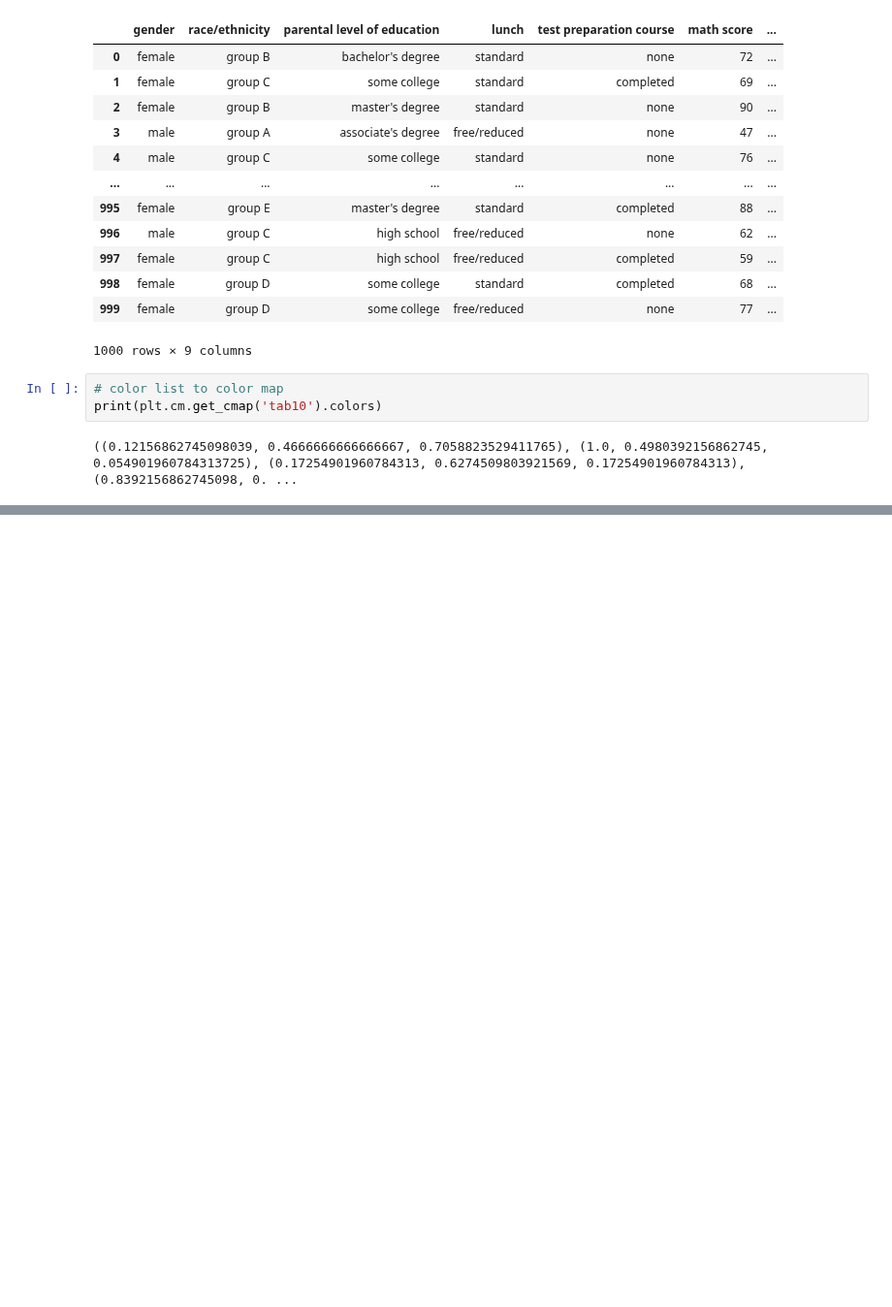
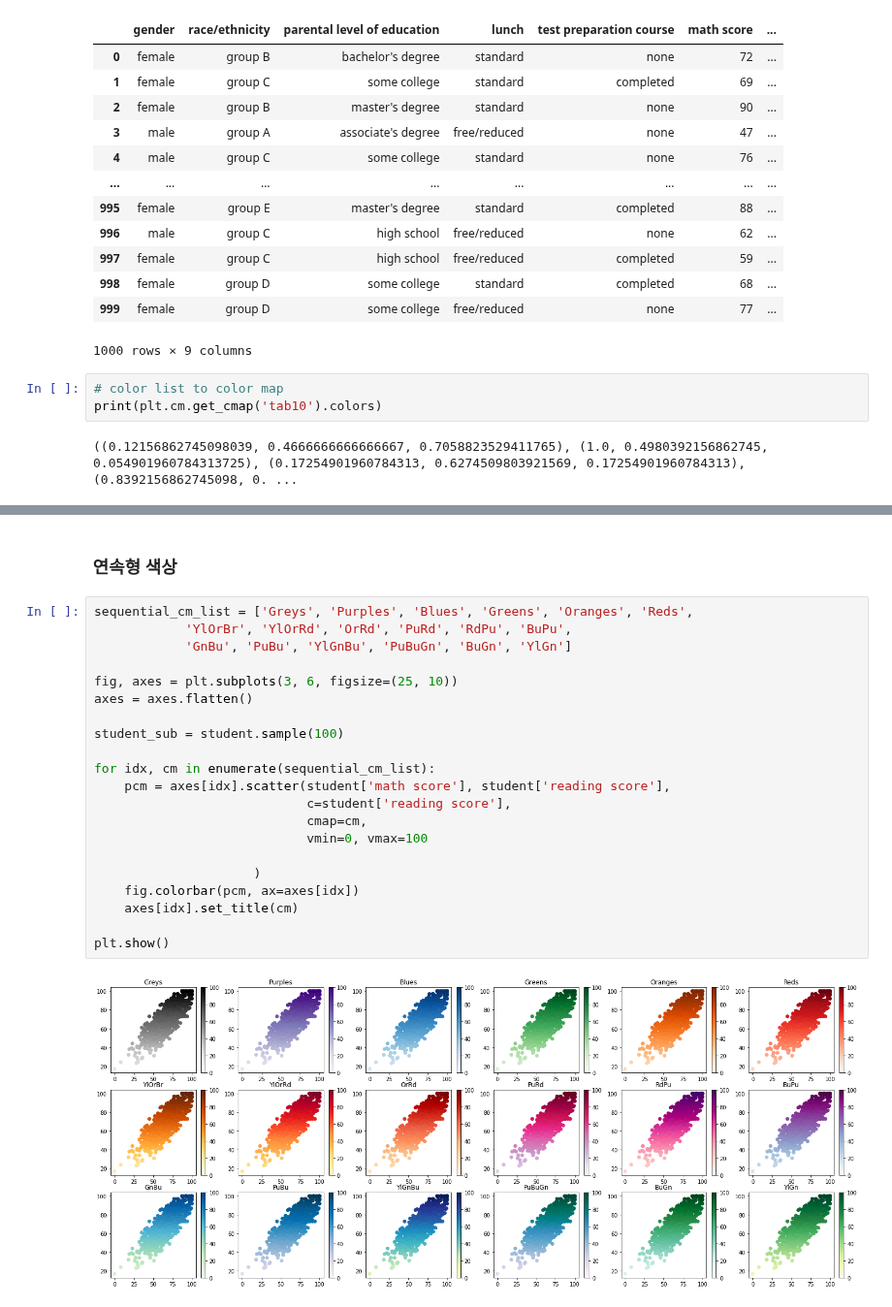
Before and after one commit to updaun/PythonBasic, a Jupyter notebook: data_visualization/color.ipynb, the cells around one changed output, grey strips where cells are left out. Shown at 97% size. Cells and saved outputs as stored; diff of their text form; blank space fills up the shorter version.

```diff
--- a/data_visualization/color.ipynb
+++ b/data_visualization/color.ipynb
@@ -62,0 +67,25 @@ plt.show()
+# %% [markdown]
+### 연속형 색상
+# %%
+sequential_cm_list = ['Greys', 'Purples', 'Blues', 'Greens', 'Oranges', 'Reds',
+            'YlOrBr', 'YlOrRd', 'OrRd', 'PuRd', 'RdPu', 'BuPu',
+            'GnBu', 'PuBu', 'YlGnBu', 'PuBuGn', 'BuGn', 'YlGn']
+
+fig, axes = plt.subplots(3, 6, figsize=(25, 10))
+axes = axes.flatten()
+
+student_sub = student.sample(100)
+
+for idx, cm in enumerate(sequential_cm_list):
+    pcm = axes[idx].scatter(student['math score'], student['reading score'],
+                            c=student['reading score'],
+                            cmap=cm,
+                            vmin=0, vmax=100
+
+                     )
+    fig.colorbar(pcm, ax=axes[idx])
+    axes[idx].set_title(cm)
+
+plt.show()
+# %% [output]
+[figure, added]
```
Also changed, not shown: parts of 15 cells of this notebook, 2 other files.
